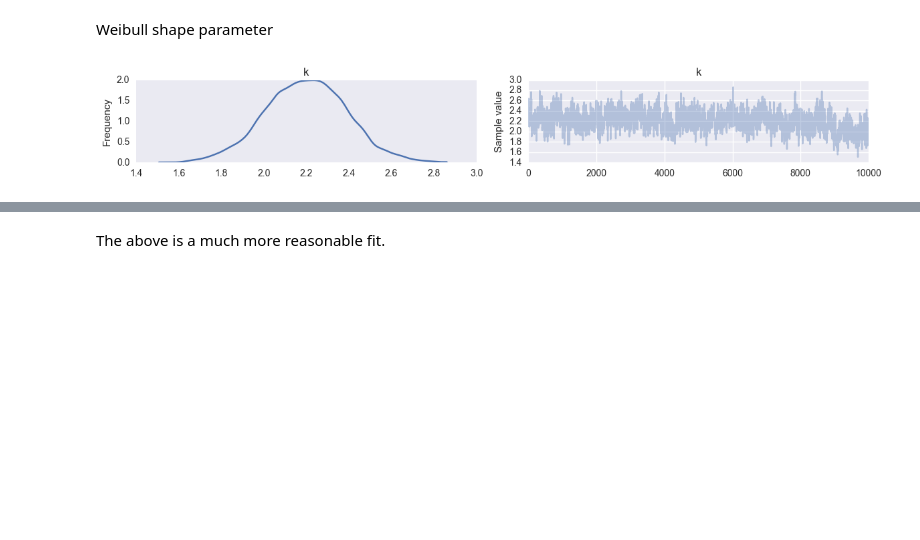
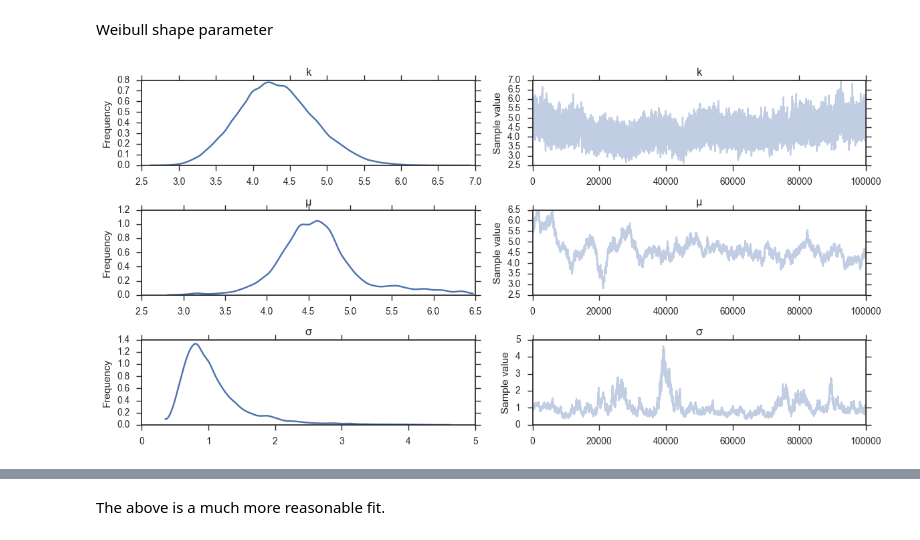
Before and after one commit to VanderbiltPopHealthSci/uterine_fibroids_MA, a Jupyter notebook: Key Question 4 Meta-analysis.ipynb, the cells around one changed output, grey strips where cells are left out. Cells and saved outputs as stored; diff of their text form; code cells hidden in the pictures; blank space fills up the shorter version.

```diff
--- a/Key Question 4 Meta-analysis.ipynb
+++ b/Key Question 4 Meta-analysis.ipynb
@@ -84,7 +87,7 @@ kq4_data.groupby('refid').year.max().value_counts()
 2012.0     1
 Name: year, dtype: int64
 # %%
-stage1_only = False
+stage1_only = True
 
 if stage1_only:
     kq4_data = kq4_data[kq4_data.stage_include=='Yes']
@@ -361,13 +365,13 @@ with Model() as exp_model:
     μ = Normal('μ', 0, sd=100)
     σ = pm.Uniform('σ', 0, 100)
     ζ = pm.Normal('ζ', 0, 1, shape=len(studies))
-    θ = μ + ζ*σ
+    θ = (μ + ζ*σ)[study_ind]
 
     # Effects of morcellation and power
-    β = Normal('β', mu=0.0, tau=0.0001, shape=2)
+    β = Normal('β', mu=0.0, sd=100, shape=2)
 
     # Survival rates
-    λ = Deterministic('λ', tt.exp(θ[study_ind] + β[0] * morcellation + β[1] * power))
+    λ = Deterministic('λ', tt.exp(θ + β[0] * morcellation + β[1] * power))
 
     # Impute missing event times
 #     time_imputed = Exponential('time_imputed', lam=λ, observed=time_masked)
@@ -382,8 +386,8 @@ with Model() as exp_model:
 
     survival = DensityDist('survival', logp, observed={'event':event})
 # %%
-n_iterations = 50000
-n_burn = 40000
+n_iterations = 200000
+n_burn = 100000
 # %%
 with exp_model:
     start = {'time_imputed_missing': np.random.uniform((model_data.fup_min)[model_data.fup_months.isnull()],
@@ -502,19 +506,19 @@ from pymc3 import Weibull, df_summary
 # %%
 with Model() as weibull_model:
 
-    # Random effects
-    μ = Normal('μ', 0, sd=100)
-    σ = pm.Uniform('σ', 0, 100)
+    # Study random effect
+    μ = Normal('μ', 0, sd=10)
+    σ = pm.HalfCauchy('σ', 2.5)
     ζ = pm.Normal('ζ', 0, 1, shape=len(studies))
-    θ = μ + ζ*σ
+    θ = (μ + ζ*σ)[study_ind]
 
     # Weibull shape parameter
-    k = Uniform('k', 0, 20)
+    k = pm.HalfCauchy('k', 2.5)
     # Effects of morcellation and power
-    β = Normal('β', mu=0.0, tau=0.0001, shape=2)
+    β = Normal('β', mu=0.0, sd=10, shape=2)
 
     # Weibull scales
-    λ = Deterministic('λ', tt.exp(θ[study_ind] + β[0] * morcellation + β[1] * power))
+    λ = Deterministic('λ', tt.exp(θ + β[0] * morcellation + β[1] * power))
 
     # Impute missing event times
 #     time_imputed = Weibull('time_imputed', k, λ, observed=time_masked)
@@ -558,6 +562,6 @@ traceplot(weibull_trace[n_burn:], varnames=['β']);
 # %% [markdown]
 Weibull shape parameter
 # %%
-traceplot(weibull_trace[n_burn:], varnames=['k']);
+traceplot(weibull_trace[n_burn:], varnames=['k', 'μ', 'σ']);
 # %% [output]
-[figure, old version]
+[figure, new version]
```
Also changed, not shown: parts of 46 cells of this notebook.
